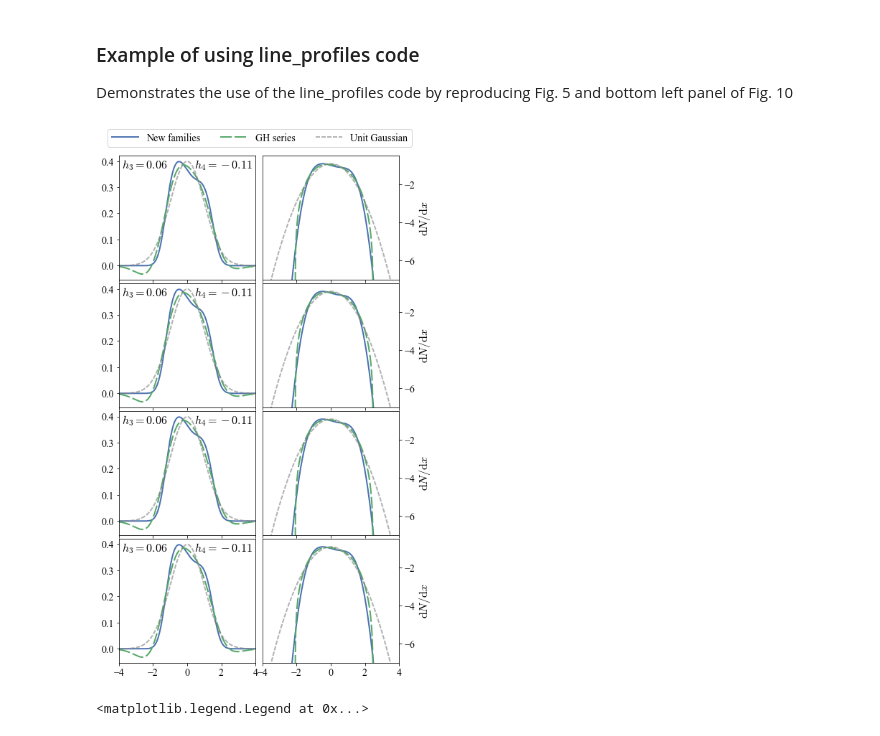
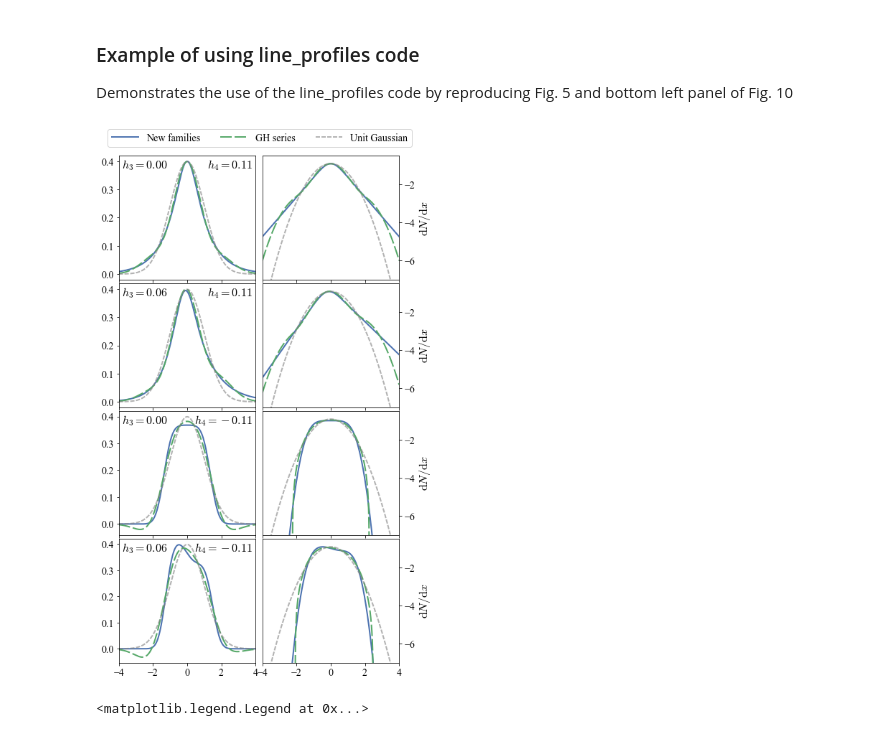
Before and after one commit to jls713/gh_alternative, a Jupyter notebook: examples.ipynb, the cells around one changed output. Saved outputs shown, nothing was run; the diff lists cells and outputs as text; code cells hidden in the pictures.

```diff
--- a/examples.ipynb
+++ b/examples.ipynb
@@ -33,39 +33,38 @@ xx = np.linspace(-14,14,5000)
 
 h3h4 = [(0.,0.11), (0.06, 0.11), (0., -0.11), (0.06, -0.11)]
 
-h3h4 = [(0.06,-0.11),(0.06,-0.11),(0.06,-0.11),(0.06,-0.11)]
 for ii, (h3, h4) in enumerate(h3h4):
 
     plt.ylabel(r'$\mathrm{d}N/\mathrm{d}x$')
 
     pdf, ln_pdf, gh = compute_model_gh(xx, err, mean, sigma, h3, h4)
 
     # Plot pdf
     plt.sca(a[ii][0])
     plt.plot(xx,pdf,lw=2,label='New families')
     l,=plt.plot(xx,gh,lw=2,ls='dashed',label='GH series')
     l.set_dashes((8,2))
     l,=plt.plot(xx,alpha(xx),color='gray',alpha=0.6,lw=2,ls='dashed',label='Unit Gaussian')
     l.set_dashes((3,1))
     plt.annotate(r'$h_3=%0.2f$'%h3,xy=(0.02,0.98),xycoords='axes fraction',va='top',fontsize=16)
     plt.annotate(r'$h_4=%0.2f$'%h4,xy=(0.98,0.98),xycoords='axes fraction',va='top',ha='right',fontsize=16)
     plt.xlim(-4,4)
     if ii==0:
         plt.legend(loc='lower center', bbox_to_anchor=(1.03,1.03),ncol=3,handlelength=4*2/3)
 
     # Plot ln(pdf)
     plt.sca(a[ii][1])
     plt.plot(xx,ln_pdf,lw=2,label='New families')
     l,=plt.plot(xx,np.log(gh),lw=2,ls='dashed',label='GH series')
     l.set_dashes((8,2))
     l,=plt.plot(xx,np.log(alpha(xx)),color='gray',alpha=0.6,lw=2,ls='dashed',label='Unit Gaussian')
     l.set_dashes((3,1))
     plt.xlim(-4,4)
     plt.ylim(-7,-0.5)
     plt.gca().yaxis.set_label_position("right")
     plt.gca().yaxis.tick_right()
 # %% [output]
-[figure, old version]
+[figure, new version]
 # %%
 import seaborn as sns
 sns.set_palette("Dark2")
```
Also changed, not shown: parts of 1 cell of this notebook, 1 other file.
